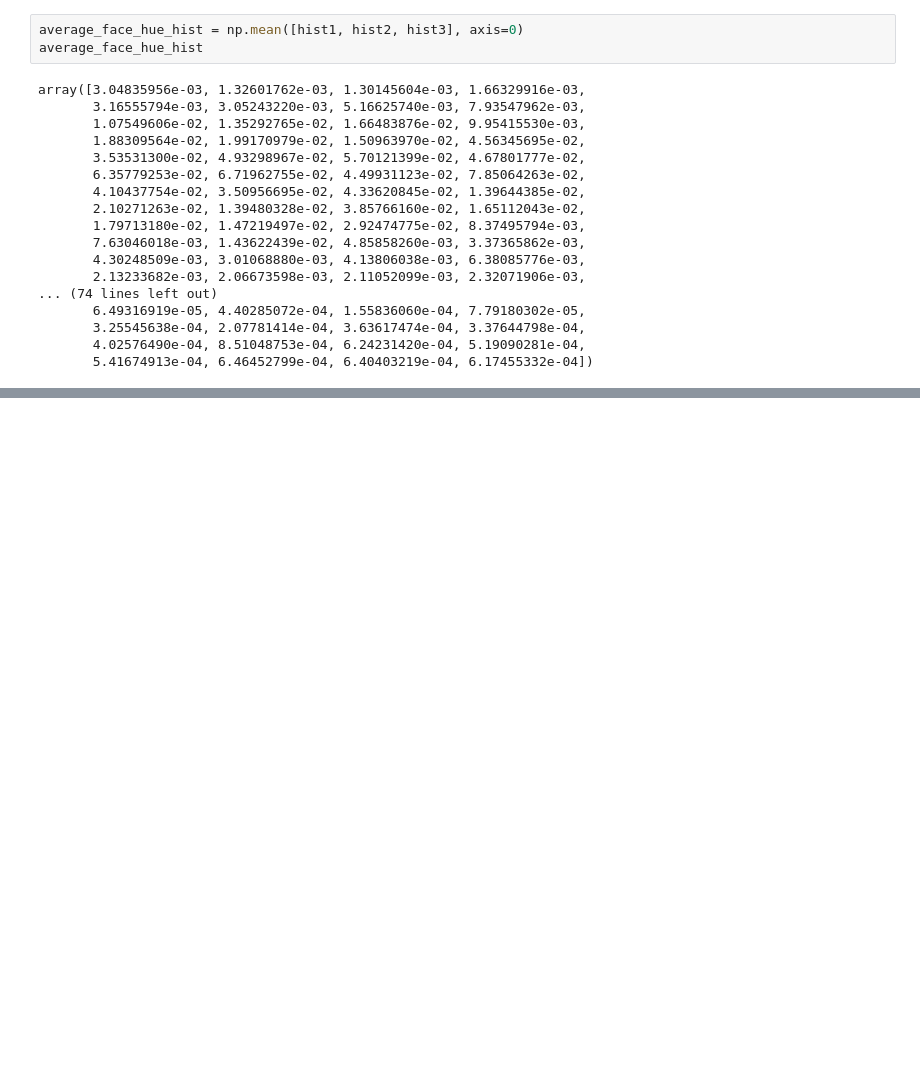
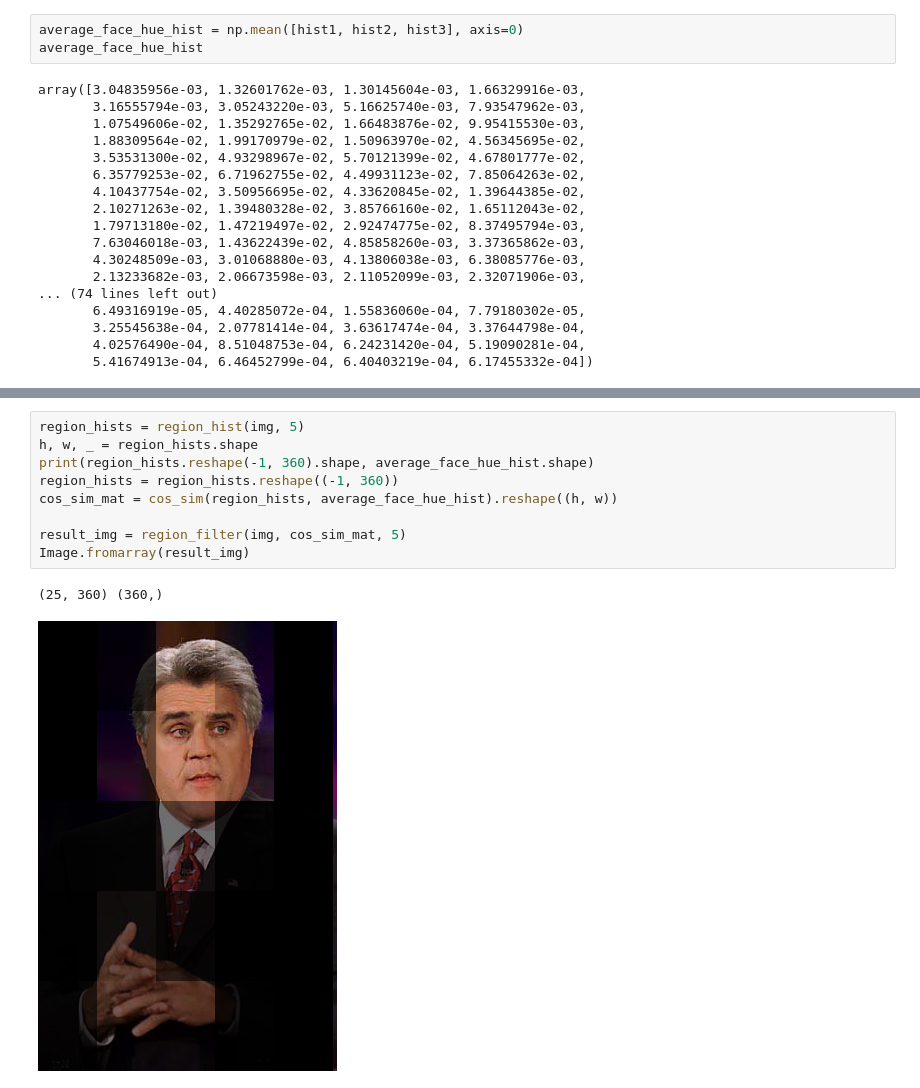
Before and after one commit to crazymaster/facerec, a Jupyter notebook: notebooks/sandbox3.ipynb, the cells around one changed output, grey strips where cells are left out. Saved outputs shown, nothing was run; the diff lists cells and outputs as text; blank space fills up the shorter version.

```diff
--- a/notebooks/sandbox3.ipynb
+++ b/notebooks/sandbox3.ipynb
@@ -154,0 +151,12 @@ ValueError: operands could not be broadcast together with shapes (2,2) (1,2,360)
+# %%
+region_hists = region_hist(img, 5)
+h, w, _ = region_hists.shape
+print(region_hists.reshape(-1, 360).shape, average_face_hue_hist.shape)
+region_hists = region_hists.reshape((-1, 360))
+cos_sim_mat = cos_sim(region_hists, average_face_hue_hist).reshape((h, w))
+
+result_img = region_filter(img, cos_sim_mat, 5)
+Image.fromarray(result_img)
+# %% [output]
+(25, 360) (360,)
+[figure, added]
```
Also changed, not shown: parts of 3 cells of this notebook, 2 other files.
